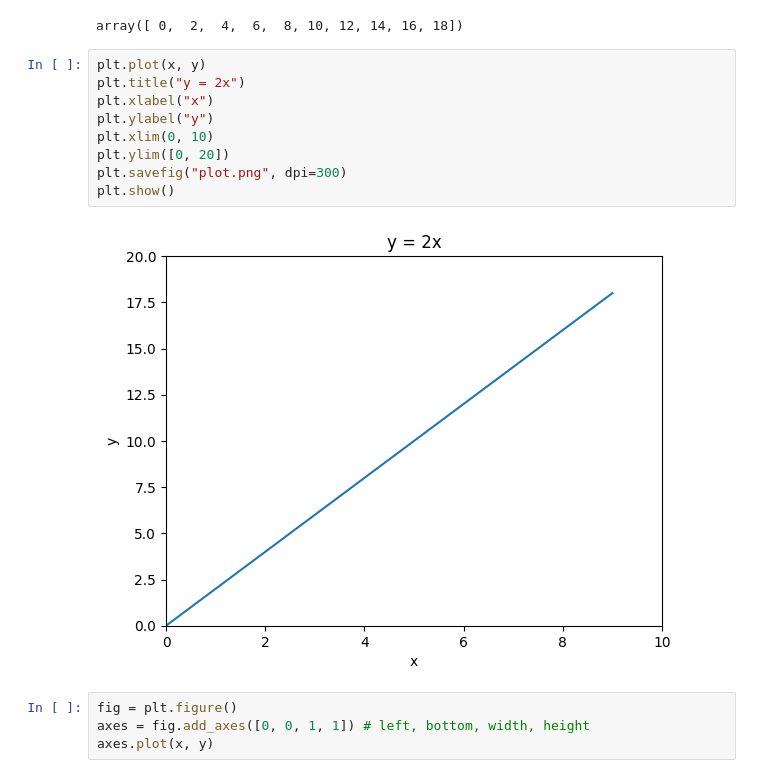
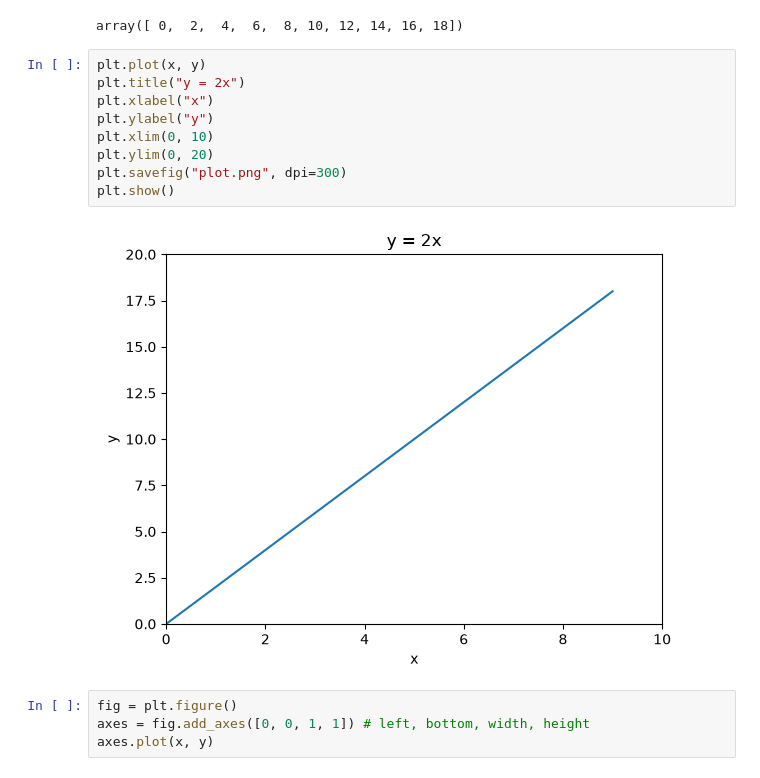
Before and after one commit to Zamanof/python_ai_FSDM_Oct_24_4_az, a Jupyter notebook: AI 04/AI 04. Matplotlib.ipynb, the cells around one changed output. Drawn from its saved outputs; the diff is of its cells as text.

```diff
--- a/AI 04/AI 04. Matplotlib.ipynb
+++ b/AI 04/AI 04. Matplotlib.ipynb
@@ -14,14 +14,14 @@ array([ 0,  2,  4,  6,  8, 10, 12, 14, 16, 18])
 # %%
 plt.plot(x, y)
 plt.title("y = 2x")
 plt.xlabel("x")
 plt.ylabel("y")
 plt.xlim(0, 10)
-plt.ylim([0, 20])
+plt.ylim(0, 20)
 plt.savefig("plot.png", dpi=300)
 plt.show()
 # %% [output]
-[figure, old version]
+[figure, new version]
 # %%
 fig = plt.figure()
 axes = fig.add_axes([0, 0, 1, 1]) # left, bottom, width, height
```
Also changed, not shown: parts of 1 cell of this notebook, 3 other files.
